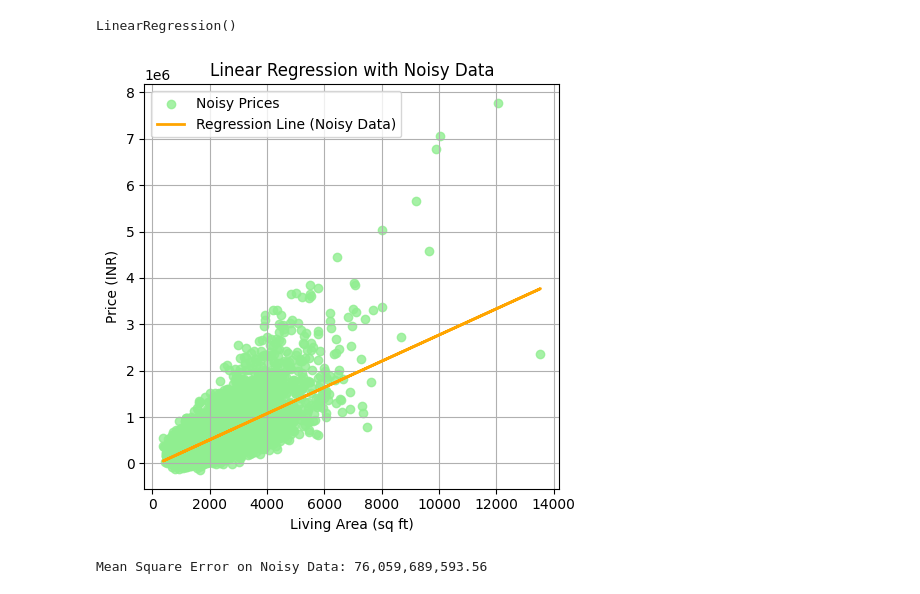
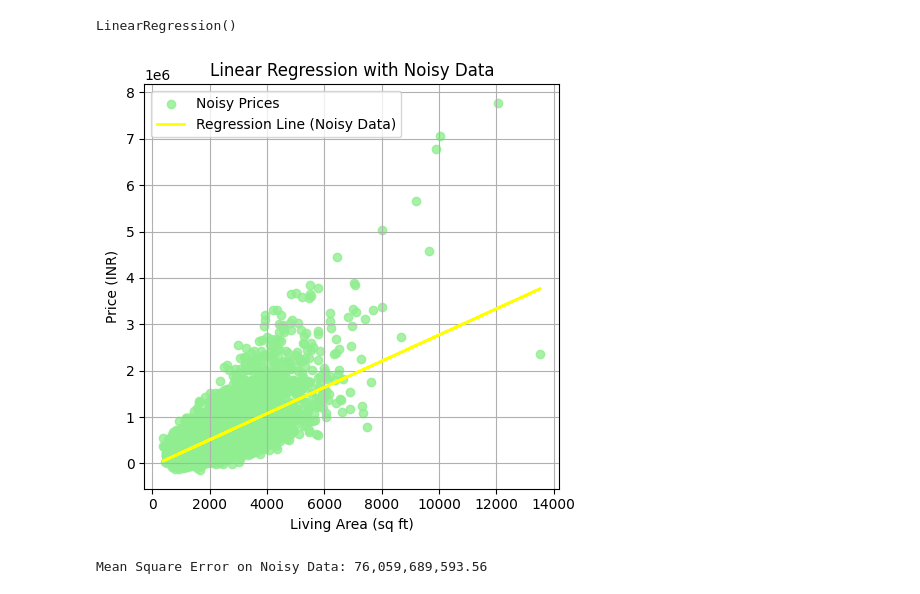
Before and after one commit to venkatasai0852/Sillycon_AIML_Tasks, a Jupyter notebook: Q3.ipynb, the cells around one changed output. Saved outputs shown, nothing was run; the diff lists cells and outputs as text; code cells hidden in the pictures.

```diff
--- a/Q3.ipynb
+++ b/Q3.ipynb
@@ -98,16 +93,16 @@ rmse_noisy = np.sqrt(mse_noisy)
 # %%
 plt.figure(figsize=(5, 5))
 plt.scatter(x, y_noisy, color="lightgreen", alpha=0.8, label="Noisy Prices")
-plt.plot(x, y_pred_noisy, color="orange", linewidth=2, label="Regression Line (Noisy Data)")
+plt.plot(x, y_pred_noisy, color="yellow", linewidth=2, label="Regression Line (Noisy Data)")
 plt.title("Linear Regression with Noisy Data")
 plt.xlabel("Living Area (sq ft)")
 plt.ylabel("Price (INR)")
 plt.legend()
 plt.grid(True)
 plt.tight_layout()
 plt.show()
 # %% [output]
-[figure, old version]
+[figure, new version]
 # %%
 print("Mean Square Error on Noisy Data: {:,.2f}".format(mse_noisy))
 # %% [output]
```
Also changed, not shown: parts of 12 cells of this notebook.
